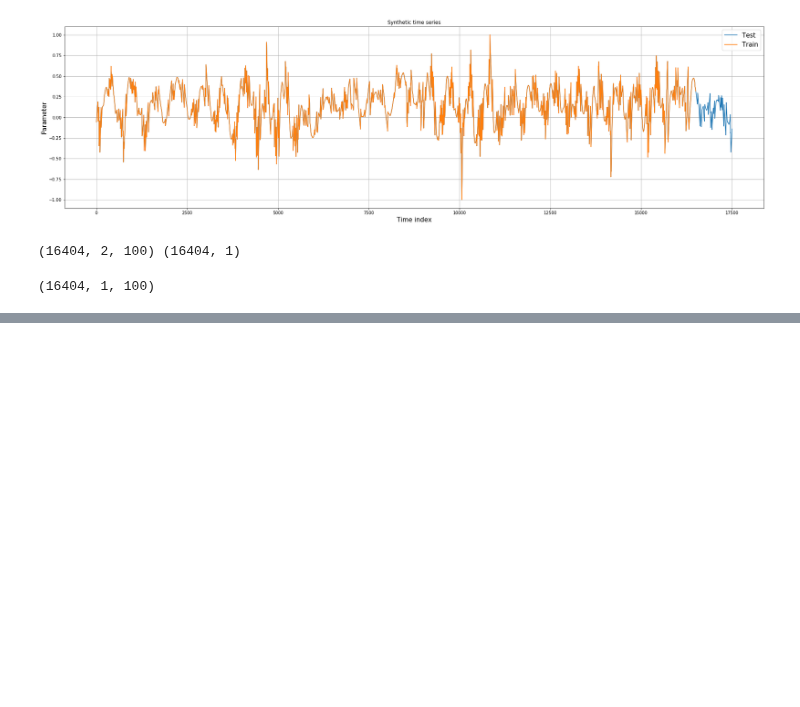
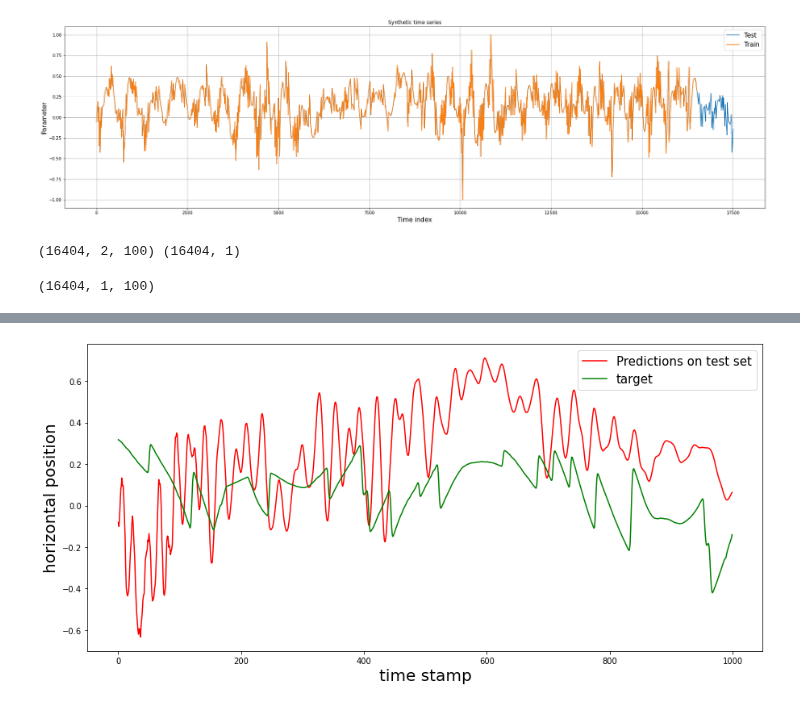
Before and after one commit to YanaMinyaylo/NS, a Jupyter notebook: linear_7_11.ipynb, the cells around one changed output, grey strips where cells are left out. Saved outputs shown, nothing was run; the diff lists cells and outputs as text; code cells hidden in the pictures; blank space fills up the shorter version.

```diff
--- a/linear_7_11.ipynb
+++ b/linear_7_11.ipynb
@@ -251,0 +224,4 @@ plt.show()
+# %%
+feature_test = feature_train[-1][0].flatten()
+label_test = feature_train[-1][1].flatten()
+feature_test.shape
@@ -251,0 +230,4 @@ plt.show()
+# %%
+test_data = np.array([[feature_test], [label_test]])
+test_data = test_data.reshape((test_data.shape[0], test_data.shape[2],))
+test_data.shape
@@ -251,0 +266,16 @@ plt.show()
+# %%
+predictions_linear = []
+for i in range(len(x_test)):
+
+    test_data = np.array([[feature_test], [label_test]])
+    test_data = test_data.reshape((test_data.shape[0], test_data.shape[2]))
+    test_data = np.array([test_data])
+
+    y_pred = linear.predict(test_data).flatten()
+    predictions_linear.append(y_pred[0])
+
+    feature_test = np.append(feature_test, x_test[i])
+    feature_test = np.delete(feature_test, [0])
+
+    label_test = np.append(label_test, y_pred[0])
+    label_test = np.delete(label_test, [0])
@@ -251,0 +302,13 @@ plt.show()
+# %%
+plt.figure(figsize=(15,7), facecolor='w')
+
+# plt.plot(feature_train[-1][1], color='black', label='real eye movement')
+plt.plot(predictions_linear, '-', color='red', label='Predictions on test set')
+plt.plot(y_test, '-', color='green', label = 'target')
+plt.legend(fontsize = 15)
+plt.xlabel('time stamp', fontsize=20)
+plt.ylabel('horizontal position', fontsize=20)
+
+plt.show()
+# %% [output]
+[figure, added]
```
Also changed, not shown: parts of 23 cells of this notebook.
